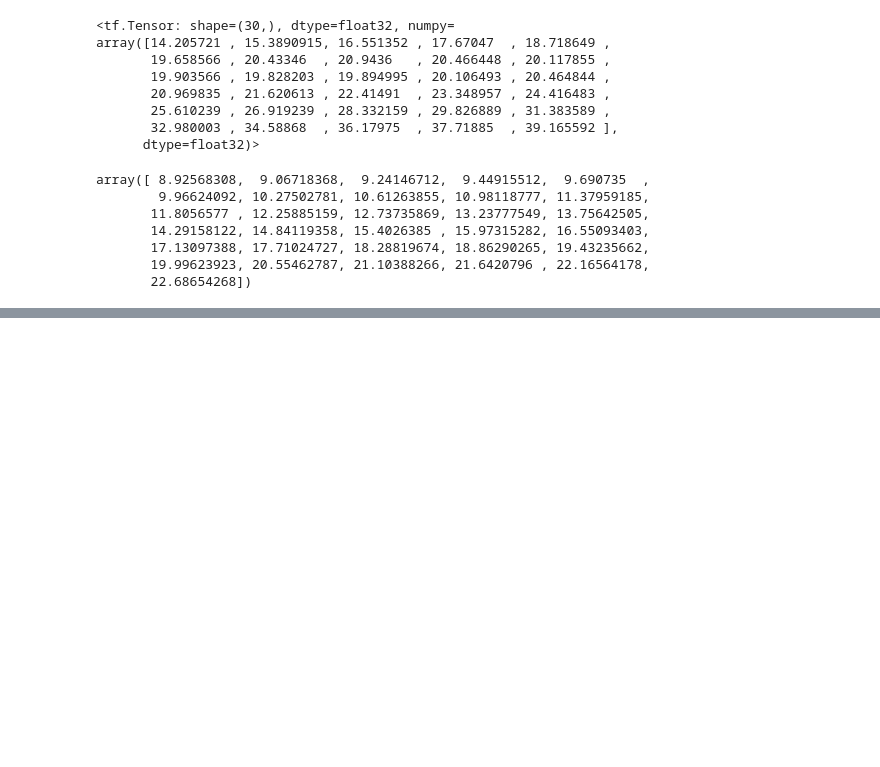
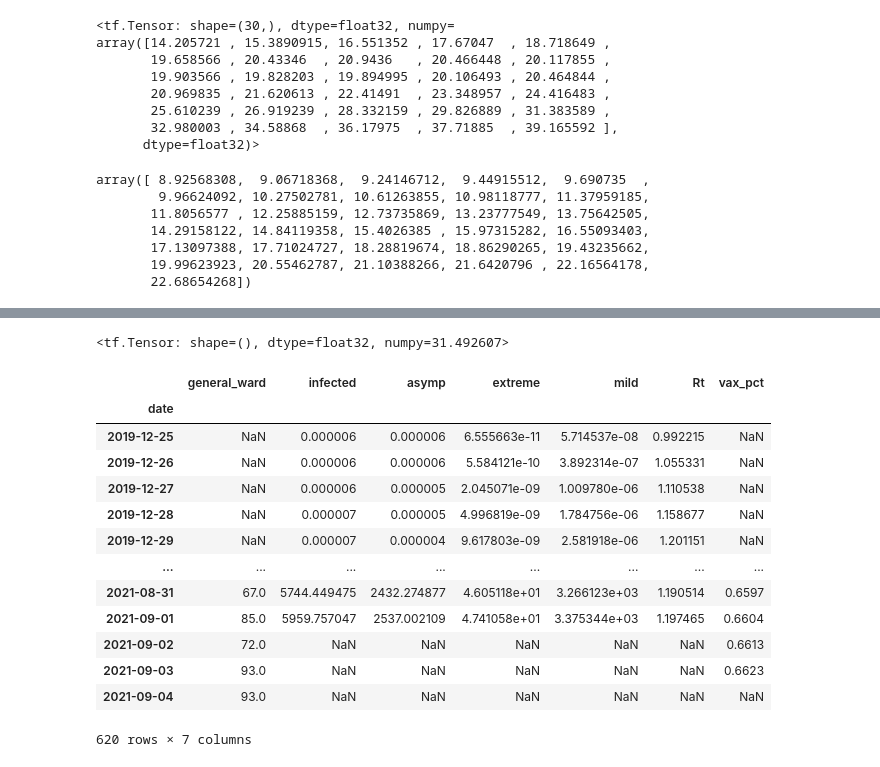
Before and after one commit to tufts-ml/covid19-forecasting, a Jupyter notebook: tf_model_1p5/Model 1.5.ipynb, the cells around one changed output, grey strips where cells are left out. Cells and saved outputs as stored; diff of their text form; code cells hidden in the pictures; blank space fills up the shorter version.

```diff
--- a/tf_model_1p5/Model 1.5.ipynb
+++ b/tf_model_1p5/Model 1.5.ipynb
@@ -743,0 +957,21 @@ array([ 8.92568308,  9.06718368,  9.24146712,  9.44915512,  9.690735  ,
+# %%
+max([max(preds), max(test_preds)])
+# %% [output]
+<tf.Tensor: shape=(), dtype=float32, numpy=31.492607>
+# %%
+df
+# %% [output]
+|  | general_ward | infected | asymp | extreme | mild | Rt | vax_pct |
+| date |  |  |  |  |  |  |  |
+| 2019-12-25 | NaN | 0.000006 | 0.000006 | 6.555663e-11 | 5.714537e-08 | 0.992215 | NaN |
+| 2019-12-26 | NaN | 0.000006 | 0.000006 | 5.584121e-10 | 3.892314e-07 | 1.055331 | NaN |
+| 2019-12-27 | NaN | 0.000006 | 0.000005 | 2.045071e-09 | 1.009780e-06 | 1.110538 | NaN |
+| 2019-12-28 | NaN | 0.000007 | 0.000005 | 4.996819e-09 | 1.784756e-06 | 1.158677 | NaN |
+| 2019-12-29 | NaN | 0.000007 | 0.000004 | 9.617803e-09 | 2.581918e-06 | 1.201151 | NaN |
+| ... | ... | ... | ... | ... | ... | ... | ... |
+| 2021-08-31 | 67.0 | 5744.449475 | 2432.274877 | 4.605118e+01 | 3.266123e+03 | 1.190514 | 0.6597 |
+| 2021-09-01 | 85.0 | 5959.757047 | 2537.002109 | 4.741058e+01 | 3.375344e+03 | 1.197465 | 0.6604 |
+| 2021-09-02 | 72.0 | NaN | NaN | NaN | NaN | NaN | 0.6613 |
+| 2021-09-03 | 93.0 | NaN | NaN | NaN | NaN | NaN | 0.6623 |
+| 2021-09-04 | 93.0 | NaN | NaN | NaN | NaN | NaN | NaN |
+620 rows × 7 columns
```
Also changed, not shown: parts of 17 cells of this notebook.
